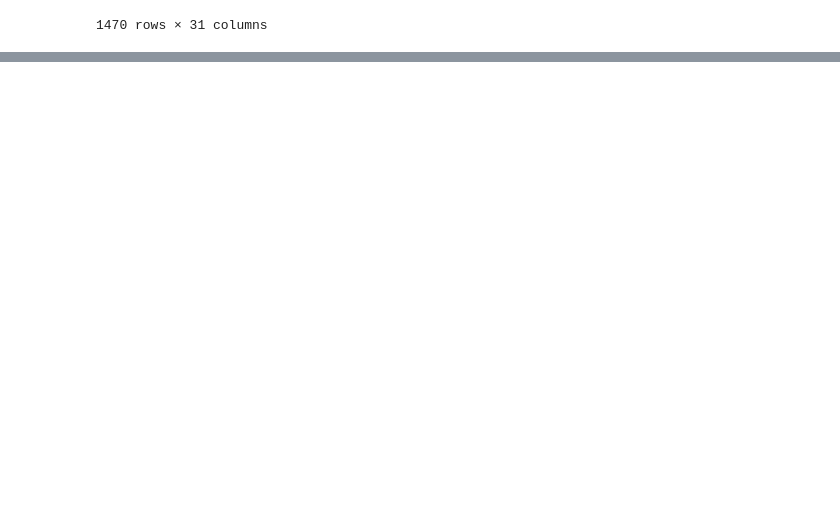
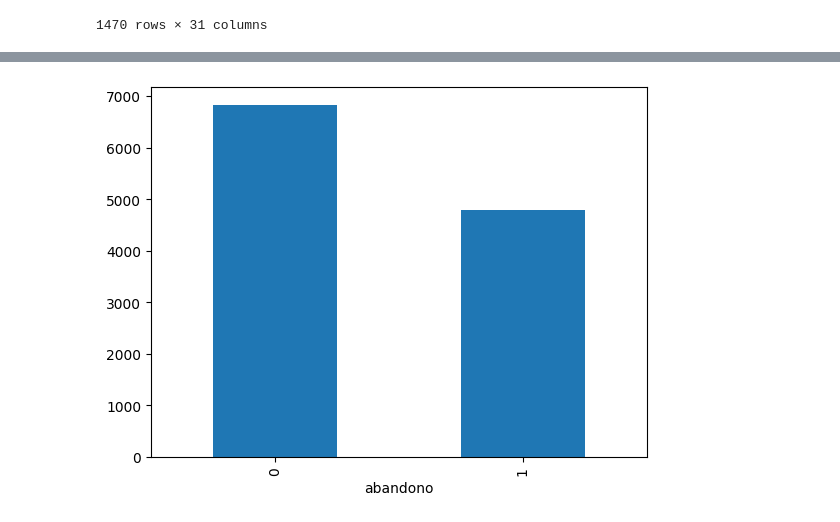
Before and after one commit to JohnFrankIb/DS4B, a Jupyter notebook: main.ipynb, the cells around one changed output, grey strips where cells are left out. Saved outputs shown, nothing was run; the diff lists cells and outputs as text; code cells hidden in the pictures; blank space fills up the shorter version.

```diff
--- a/main.ipynb
+++ b/main.ipynb
@@ -22,0 +68,3 @@ df
+# %%
+df.drop(columns=['anos_en_puesto', 'conciliacion'], inplace=True)
+df.info()
@@ -22,0 +120,12 @@ df
+# %%
+# Eliminamos la columna Mayor de edad
+df.drop(columns='mayor_edad', inplace=True)
+
+# Imputamos por el valor más alto de cada columna
+df['educacion'] = df['educacion'].fillna('Universitaria')
+
+# Imputamos por el valor más alto de cada columna
+df['satisfaccion_trabajo'] = df['satisfaccion_trabajo'].fillna('Alta')
+
+# Imputamos por el valor más alto de cada columna
+df['implicacion'] = df['implicacion'].fillna('Alta')
@@ -22,0 +169,3 @@ df
+# %%
+df.drop(columns=['empleados', 'sexo', 'horas_quincena'], inplace=True)
+df
@@ -22,0 +202,3 @@ df
+# %%
+# Transformar abandono a numerica
+df['abandono'] = df.abandono.map({'No':0,'Yes':1})
@@ -22,0 +229,5 @@ df
+# %%
+temp = df.groupby('abandono').salario_mes.mean()
+temp.plot.bar();
+# %% [output]
+[figure, added]
```
Also changed, not shown: parts of 44 cells of this notebook.
